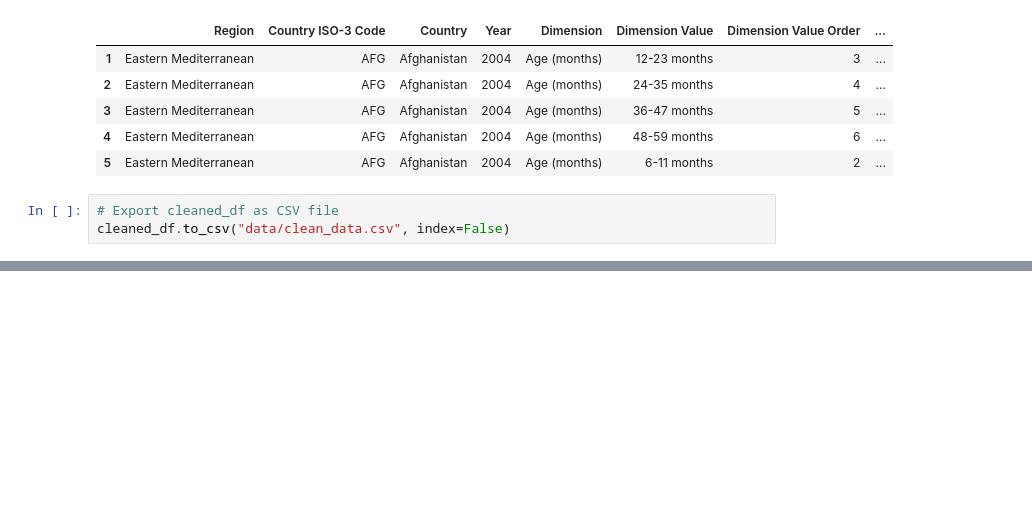
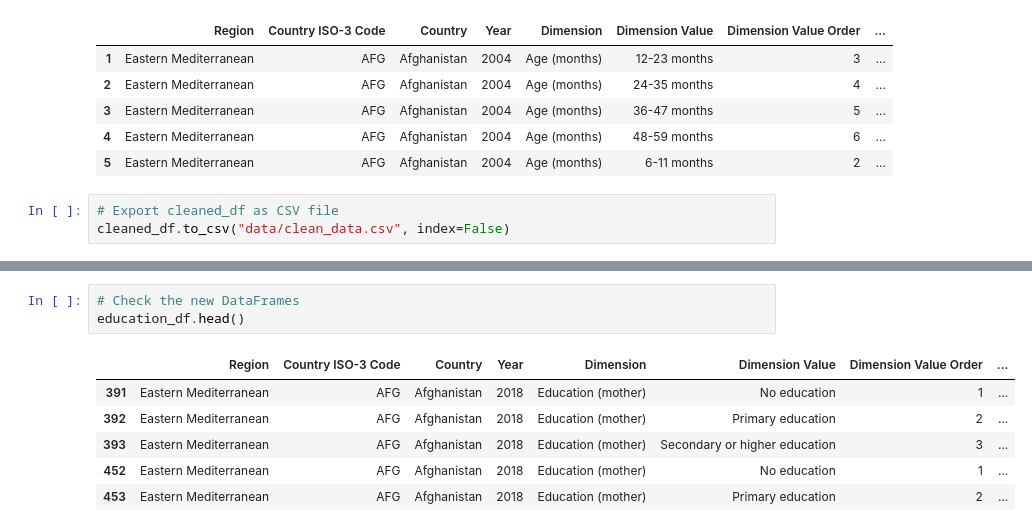
Before and after one commit to blmccourt/proj3-group8, a Jupyter notebook: child_malnutrition_analysis.ipynb, the cells around one changed output, grey strips where cells are left out. Saved outputs shown, nothing was run; the diff lists cells and outputs as text; blank space fills up the shorter version.

```diff
--- a/child_malnutrition_analysis.ipynb
+++ b/child_malnutrition_analysis.ipynb
@@ -716,0 +773,10 @@ Loading data into database.
+# %%
+# Check the new DataFrames
+education_df.head()
+# %% [output]
+|  | Region | Country ISO-3 Code | Country | Year | Dimension | Dimension Value | Dimension Value Order | ... |
+| 391 | Eastern Mediterranean | AFG | Afghanistan | 2018 | Education (mother) | No education | 1 | ... |
+| 392 | Eastern Mediterranean | AFG | Afghanistan | 2018 | Education (mother) | Primary education | 2 | ... |
+| 393 | Eastern Mediterranean | AFG | Afghanistan | 2018 | Education (mother) | Secondary or higher education | 3 | ... |
+| 452 | Eastern Mediterranean | AFG | Afghanistan | 2018 | Education (mother) | No education | 1 | ... |
+| 453 | Eastern Mediterranean | AFG | Afghanistan | 2018 | Education (mother) | Primary education | 2 | ... |
```
Also changed, not shown: parts of 7 cells of this notebook, 5 other files.
